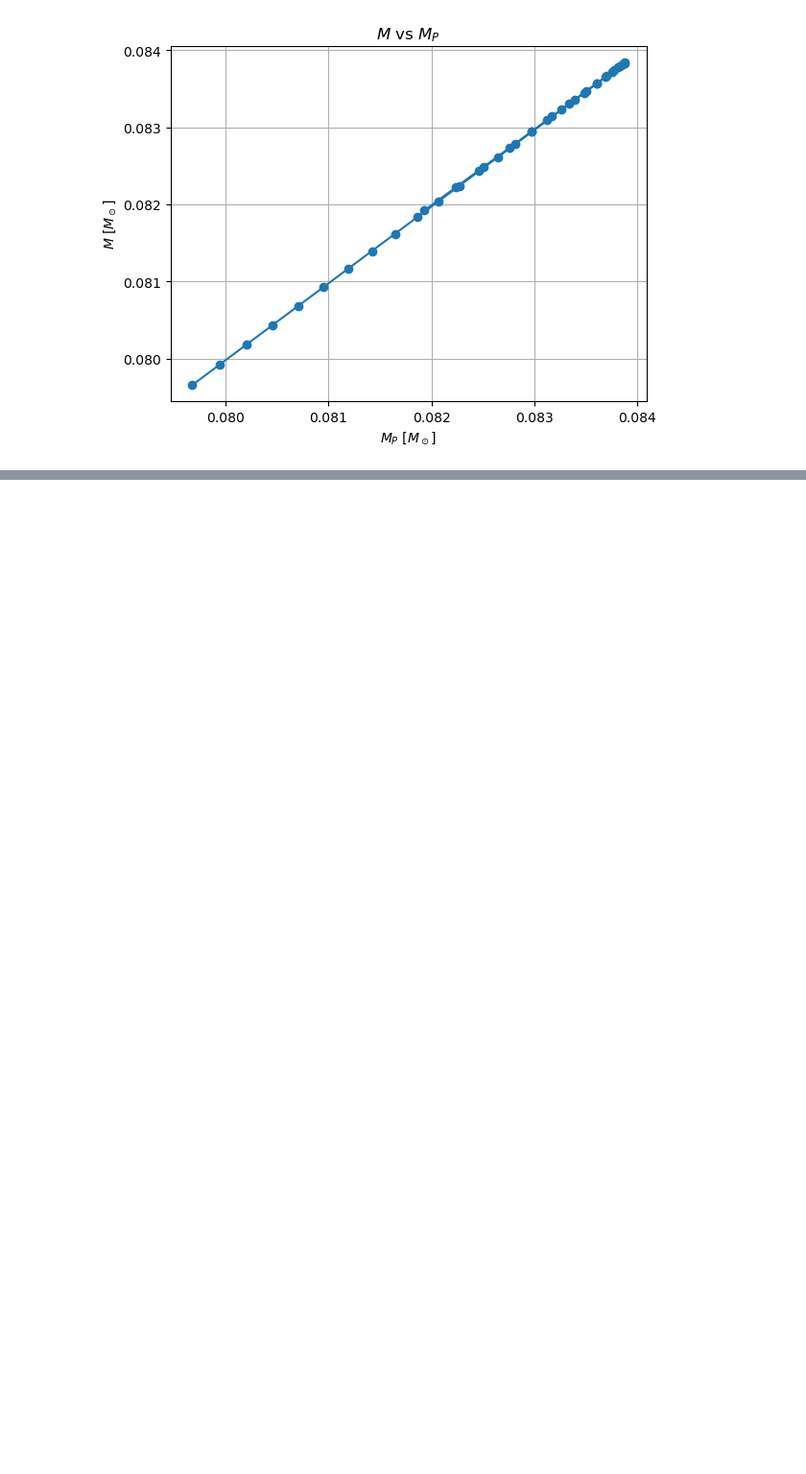
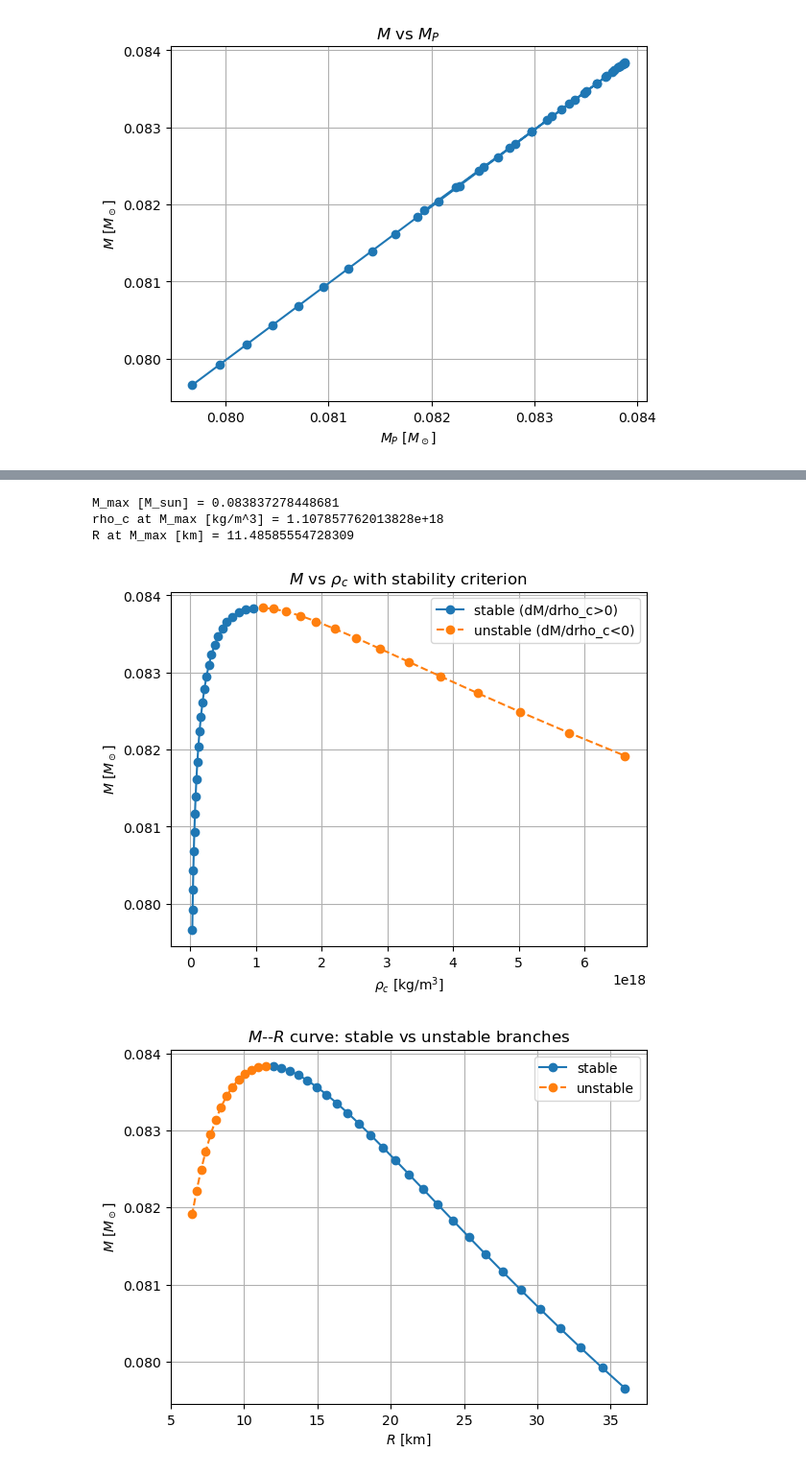
Before and after one commit to melihkayrakadioglu/phys414_final_project_kadioglu_melih_kayra, a Jupyter notebook: phys414_final_project_kadioglu_melih_kadioglu.ipynb, the cells around one changed output, grey strips where cells are left out. Shown at 96% size. Drawn from its saved outputs; the diff is of its cells as text; code cells hidden in the pictures; blank space fills up the shorter version.

```diff
--- a/phys414_final_project_kadioglu_melih_kadioglu.ipynb
+++ b/phys414_final_project_kadioglu_melih_kadioglu.ipynb
@@ -1474,0 +1519,62 @@ plt.show()
+# %%
+rho_r_c_dimless_grid = rho_r_c_SI_grid * rho_to_dimless          # rest-mass density at center (dimensionless)
+rho_c_dimless_grid = np.array([eos_from_rho_r_dimless(rr)[1] for rr in rho_r_c_dimless_grid])  # total rho_c (dimensionless)
+rho_c_SI_grid = rho_c_dimless_grid / rho_to_dimless              # total rho_c in kg/m^3
+
+# Keep only successful models
+mask_ok = np.isfinite(Ms2) & np.isfinite(Rs2) & np.isfinite(rho_c_SI_grid)
+
+M_ok = Ms2[mask_ok]                                              # M in M_sun units (dimensionless mass)
+R_ok = Rs2[mask_ok]                                              # R in dimensionless length
+rho_c_ok = rho_c_SI_grid[mask_ok]                                 # rho_c in kg/m^3
+
+# Sort by rho_c (monotonic ordering for numerical derivative)
+idx = np.argsort(rho_c_ok)
+rho_c_ok = rho_c_ok[idx]
+M_ok = M_ok[idx]
+R_ok = R_ok[idx]
+
+# stability via dM/drho_c
+dM_drho = np.gradient(M_ok, rho_c_ok)                  # numerical dM/d rho_c
+stable = dM_drho > 0.0
+unstable = ~stable
+
+# Maximum mass (turning point / cusp) from M(rho_c)
+i_max = np.nanargmax(M_ok)
+M_max = M_ok[i_max]
+rho_c_at_max = rho_c_ok[i_max]
+R_at_max_km = (R_ok[i_max] * r_unit) / 1e3
+
+print("M_max [M_sun] =", M_max)
+print("rho_c at M_max [kg/m^3] =", rho_c_at_max)
+print("R at M_max [km] =", R_at_max_km)
+
+# plot M vs rho_c
+plt.figure()
+plt.plot(rho_c_ok[stable],   M_ok[stable],   marker="o", linestyle="-", label="stable (dM/drho_c>0)")
+plt.plot(rho_c_ok[unstable], M_ok[unstable], marker="o", linestyle="--", label="unstable (dM/drho_c<0)")
+plt.xlabel(r"$\rho_c\ \mathrm{[kg/m^3]}$")
+plt.ylabel(r"$M\ [M_\odot]$")
+plt.title(r"$M$ vs $\rho_c$ with stability criterion")
+plt.grid(True)
+plt.legend()
+plt.show()
+
+# plot of M-R with stable/unstable arms differently
+R_ok_km = (R_ok * r_unit) / 1e3
+
+plt.figure()
+plt.plot(R_ok_km[stable],   M_ok[stable],   marker="o", linestyle="-",  label="stable")
+plt.plot(R_ok_km[unstable], M_ok[unstable], marker="o", linestyle="--", label="unstable")
+plt.xlabel(r"$R\ \mathrm{[km]}$")
+plt.ylabel(r"$M\ [M_\odot]$")
+plt.title(r"$M$--$R$ curve: stable vs unstable branches")
+plt.grid(True)
+plt.legend()
+plt.show()
+# %% [output]
+M_max [M_sun] = 0.083837278448681
+rho_c at M_max [kg/m^3] = 1.107857762013828e+18
+R at M_max [km] = 11.48585554728309
+[figure, added]
+[figure, added]
```
Also changed, not shown: parts of 8 cells of this notebook.
